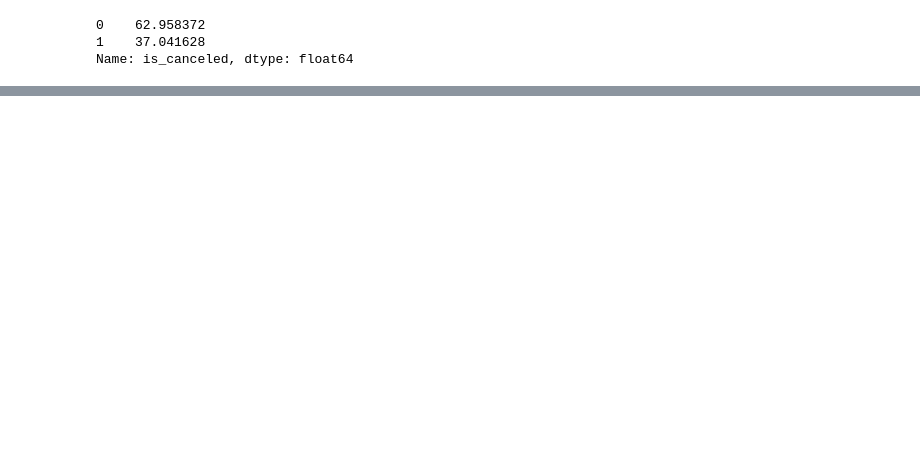
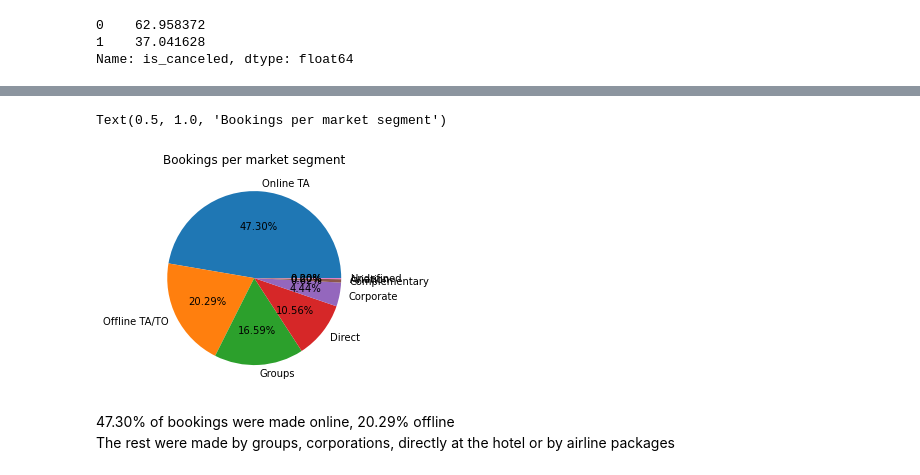
Before and after one commit to carlosmendozaj/Project_Booking_Demand, a Jupyter notebook: Carlos_Notebook.ipynb, the cells around one changed output, grey strips where cells are left out. Saved outputs shown, nothing was run; the diff lists cells and outputs as text; code cells hidden in the pictures; blank space fills up the shorter version.

```diff
--- a/Carlos_Notebook.ipynb
+++ b/Carlos_Notebook.ipynb
@@ -90,0 +124,5 @@ Name: is_canceled, dtype: float64
+# %%
+#Market segments count:
+
+segments = clean_purchase_data["market_segment"].value_counts()
+segments
@@ -90,0 +139,13 @@ Name: is_canceled, dtype: float64
+# %%
+#Bookings by market segment
+
+
+plt.pie(segments, autopct="%1.2f%%", labels=segments.index.values)
+
+plt.title("Bookings per market segment")
+# %% [output]
+Text(0.5, 1.0, 'Bookings per market segment')
+[figure, added]
+# %% [markdown]
+47.30% of bookings were made online, 20.29% offline \
+The rest were made by groups, corporations, directly at the hotel or by airline packages
```
Also changed, not shown: parts of 11 cells of this notebook.
